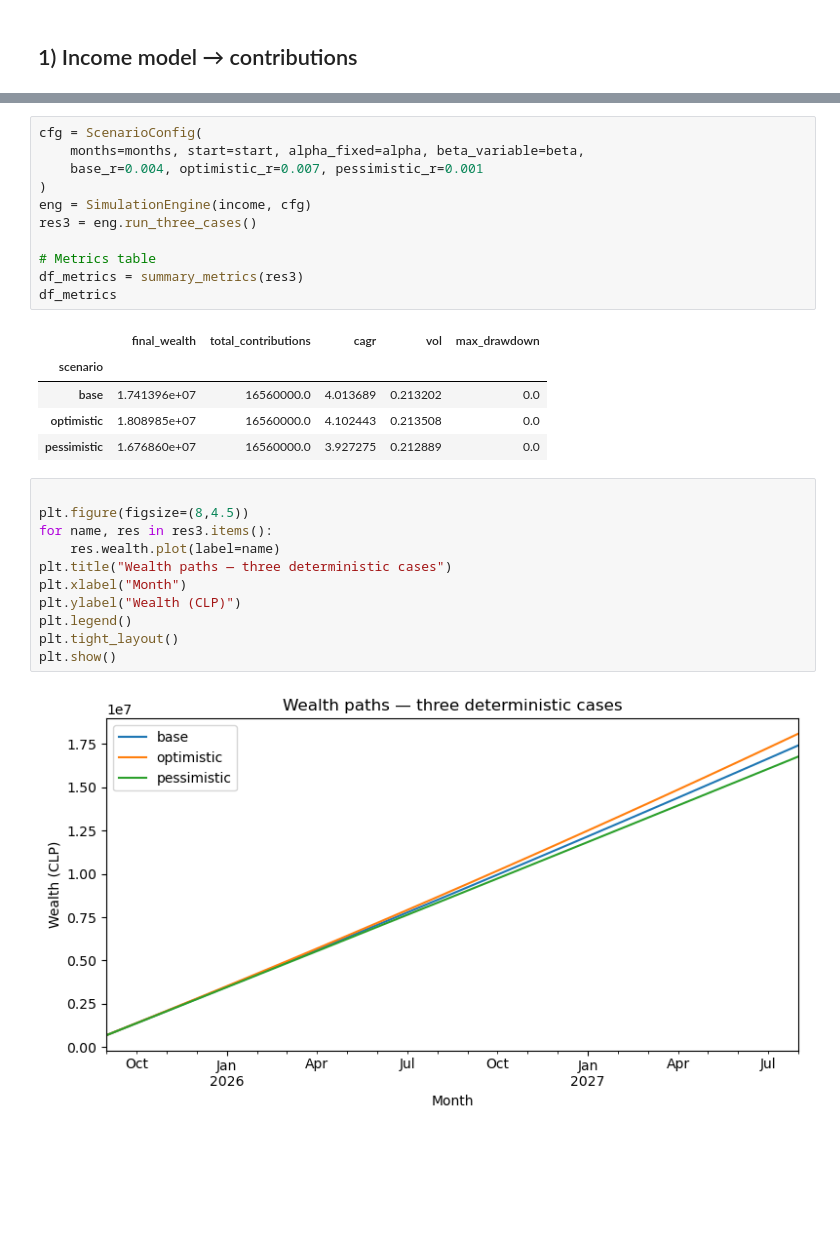
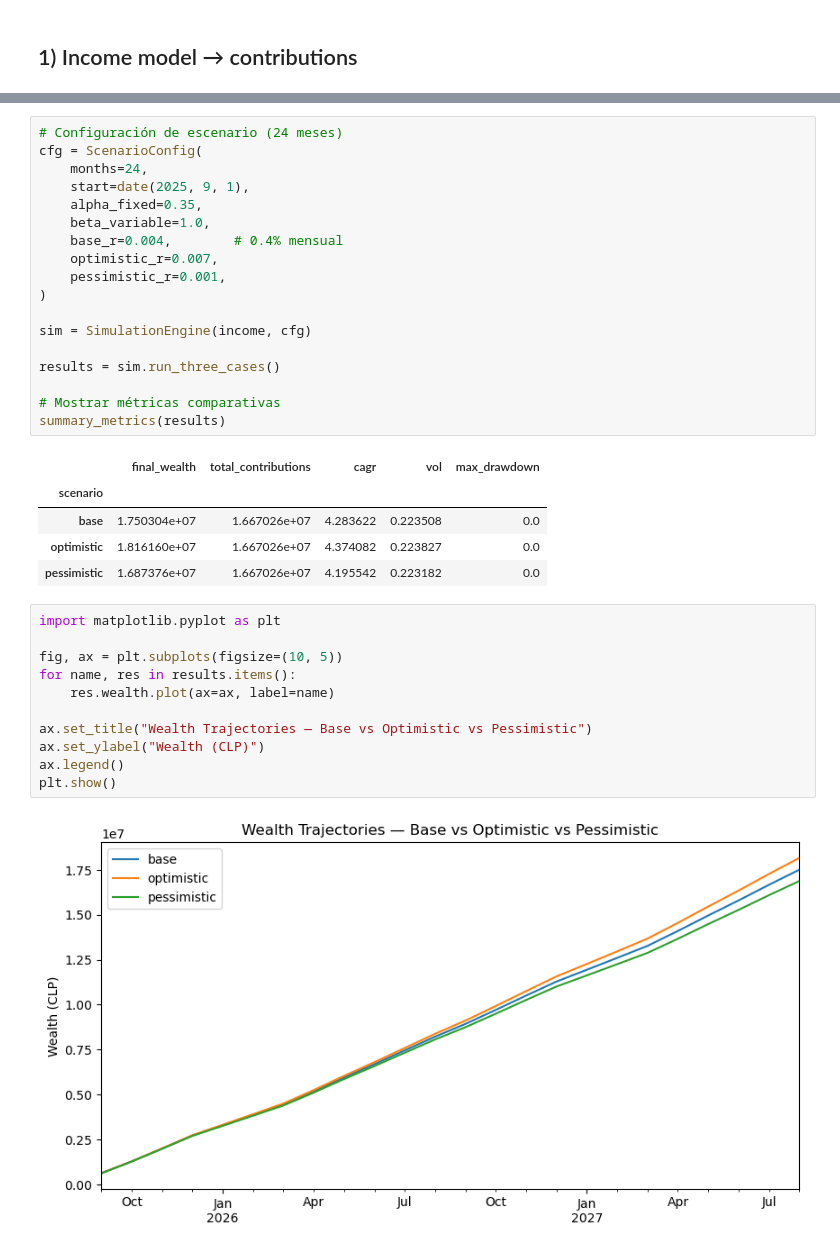
Before and after one commit to mfourier/fin-opt, a Jupyter notebook: notebooks/simulation.ipynb, the cells around one changed output, grey strips where cells are left out. Drawn from its saved outputs; the diff is of its cells as text; blank space fills up the shorter version.

Commit message:
src: add multple features to implement initial simulations

```diff
--- a/notebooks/simulation.ipynb
+++ b/notebooks/simulation.ipynb
@@ -69,30 +116,37 @@ Freq: MS, Name: contribution, dtype: float64
 # %%
+# Configuración de escenario (24 meses)
 cfg = ScenarioConfig(
-    months=months, start=start, alpha_fixed=alpha, beta_variable=beta,
-    base_r=0.004, optimistic_r=0.007, pessimistic_r=0.001
+    months=24,
+    start=date(2025, 9, 1),
+    alpha_fixed=0.35,
+    beta_variable=1.0,
+    base_r=0.004,        # 0.4% mensual
+    optimistic_r=0.007,
+    pessimistic_r=0.001,
 )
-eng = SimulationEngine(income, cfg)
-res3 = eng.run_three_cases()
 
-# Metrics table
-df_metrics = summary_metrics(res3)
-df_metrics
+sim = SimulationEngine(income, cfg)
+
+results = sim.run_three_cases()
+
+# Mostrar métricas comparativas
+summary_metrics(results)
 # %% [output]
 |  | final_wealth | total_contributions | cagr | vol | max_drawdown |
 | scenario |  |  |  |  |  |
-| base | 1.741396e+07 | 16560000.0 | 4.013689 | 0.213202 | 0.0 |
-| optimistic | 1.808985e+07 | 16560000.0 | 4.102443 | 0.213508 | 0.0 |
-| pessimistic | 1.676860e+07 | 16560000.0 | 3.927275 | 0.212889 | 0.0 |
+| base | 1.750304e+07 | 1.667026e+07 | 4.283622 | 0.223508 | 0.0 |
+| optimistic | 1.816160e+07 | 1.667026e+07 | 4.374082 | 0.223827 | 0.0 |
+| pessimistic | 1.687376e+07 | 1.667026e+07 | 4.195542 | 0.223182 | 0.0 |
 # %%
+import matplotlib.pyplot as plt
 
-plt.figure(figsize=(8,4.5))
-for name, res in res3.items():
-    res.wealth.plot(label=name)
-plt.title("Wealth paths — three deterministic cases")
-plt.xlabel("Month")
-plt.ylabel("Wealth (CLP)")
-plt.legend()
-plt.tight_layout()
+fig, ax = plt.subplots(figsize=(10, 5))
+for name, res in results.items():
+    res.wealth.plot(ax=ax, label=name)
+
+ax.set_title("Wealth Trajectories — Base vs Optimistic vs Pessimistic")
+ax.set_ylabel("Wealth (CLP)")
+ax.legend()
 plt.show()
 # %% [output]
-[figure, old version]
+[figure, new version]
```
Also changed, not shown: parts of 18 cells of this notebook, 6 other files.
